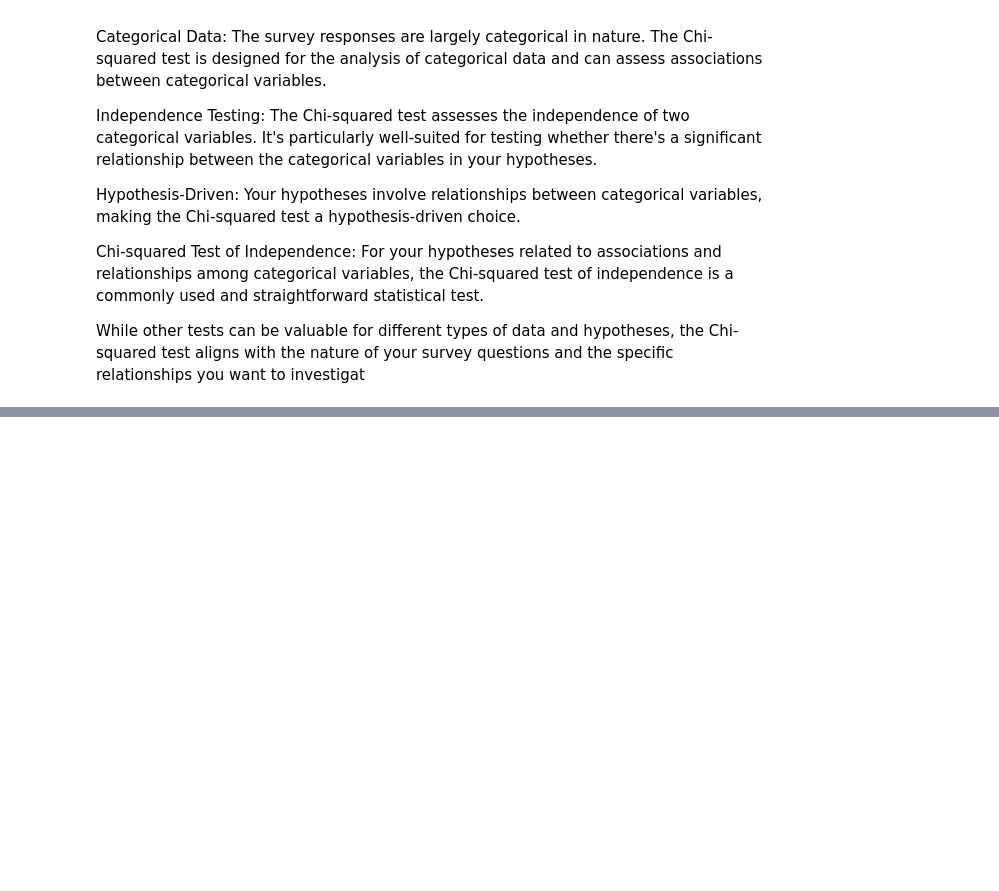
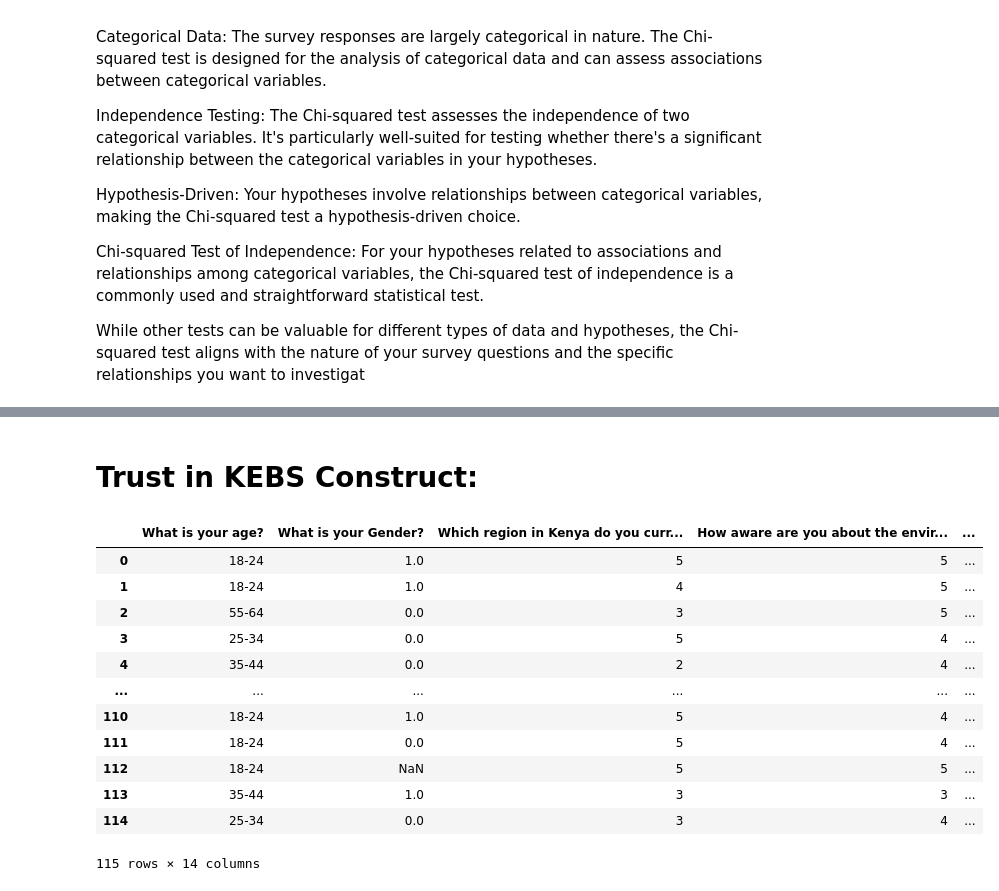
Before and after one commit to Stoichiometrical/Survey_Data_Analysis, a Jupyter notebook: survery_analysis2.ipynb, the cells around one changed output, grey strips where cells are left out. Cells and saved outputs as stored; diff of their text form; code cells hidden in the pictures; blank space fills up the shorter version.

```diff
--- a/survery_analysis2.ipynb
+++ b/survery_analysis2.ipynb
@@ -330,0 +352,6 @@ While other tests can be valuable for different types of data and hypotheses, th
+# %%
+unique_categories = {}
+for column in d4.columns:
+    unique_categories[column] = d4[column].unique()
+
+print(unique_categories)
@@ -330,0 +574,18 @@ While other tests can be valuable for different types of data and hypotheses, th
+# %% [markdown]
+# Trust in KEBS Construct:
+# %%
+d5
+# %% [output]
+|  | What is your age? | What is your Gender? | Which region in Kenya do you curr... | How aware are you about the envir... | ... |
+| 0 | 18-24 | 1.0 | 5 | 5 | ... |
+| 1 | 18-24 | 1.0 | 4 | 5 | ... |
+| 2 | 55-64 | 0.0 | 3 | 5 | ... |
+| 3 | 25-34 | 0.0 | 5 | 4 | ... |
+| 4 | 35-44 | 0.0 | 2 | 4 | ... |
+| ... | ... | ... | ... | ... | ... |
+| 110 | 18-24 | 1.0 | 5 | 4 | ... |
+| 111 | 18-24 | 0.0 | 5 | 4 | ... |
+| 112 | 18-24 | NaN | 5 | 5 | ... |
+| 113 | 35-44 | 1.0 | 3 | 3 | ... |
+| 114 | 25-34 | 0.0 | 3 | 4 | ... |
+115 rows × 14 columns
```
Also changed, not shown: parts of 19 cells of this notebook.
